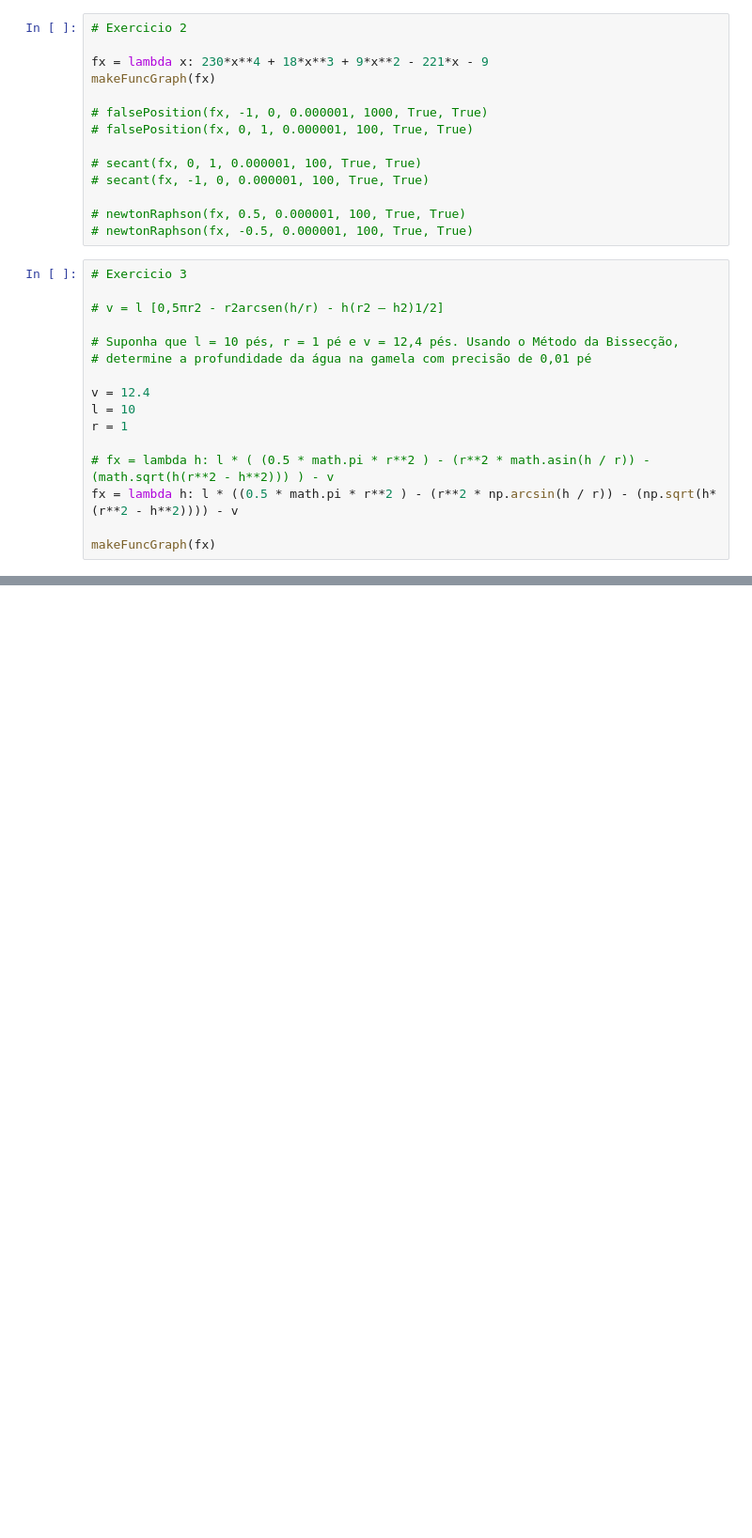
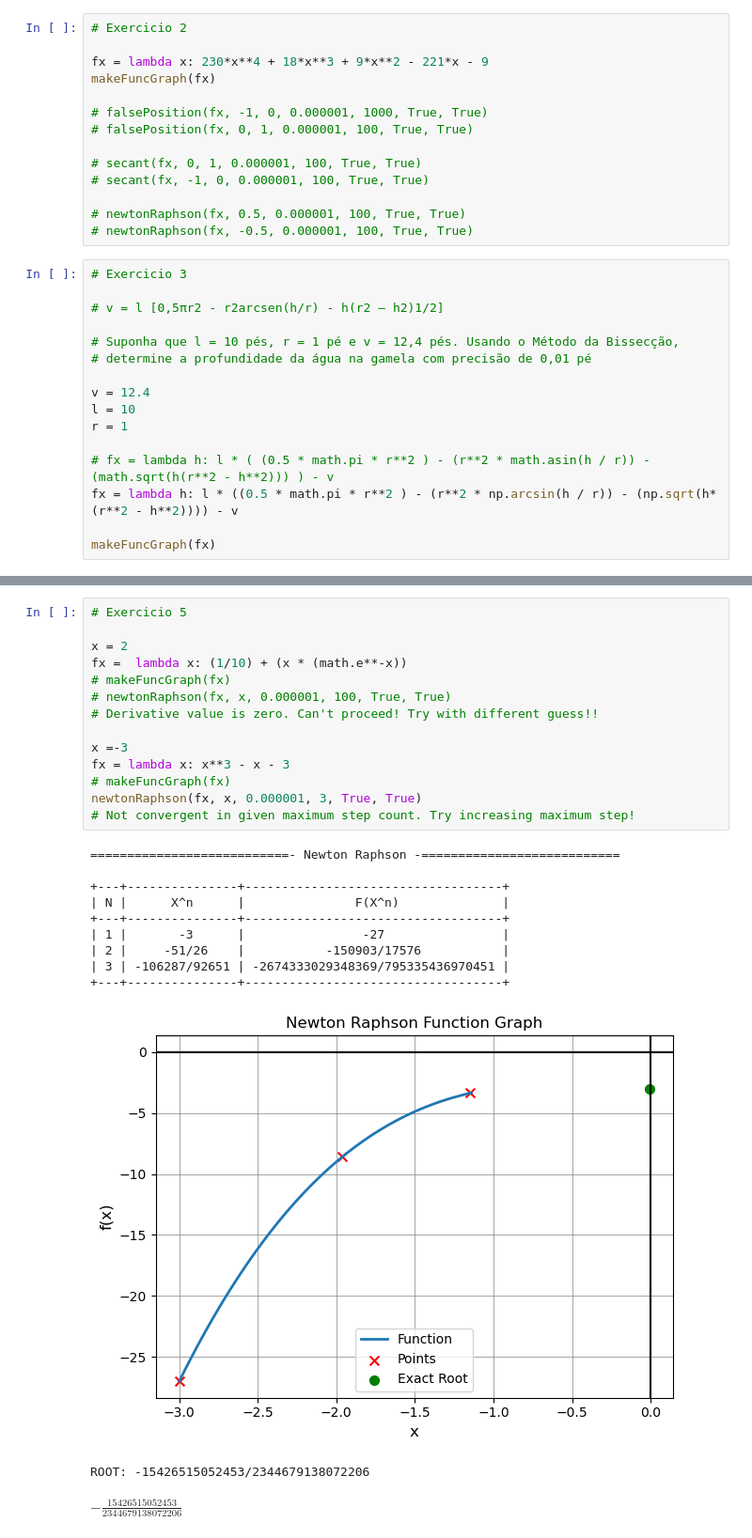
Before and after one commit to Thiago033/calculo-numerico, a Jupyter notebook: exercicio-1.ipynb, the cells around one changed output, grey strips where cells are left out. Shown: that part at 94% size. Cells and saved outputs as stored; diff of their text form; blank space fills up the shorter version.

```diff
--- a/exercicio-1.ipynb
+++ b/exercicio-1.ipynb
@@ -342,0 +358,27 @@ makeFuncGraph(fx)
+# %%
+# Exercicio 5
+
+x = 2
+fx =  lambda x: (1/10) + (x * (math.e**-x))
+# makeFuncGraph(fx)
+# newtonRaphson(fx, x, 0.000001, 100, True, True)
+# Derivative value is zero. Can't proceed! Try with different guess!!
+
+x =-3
+fx = lambda x: x**3 - x - 3
+# makeFuncGraph(fx)
+newtonRaphson(fx, x, 0.000001, 3, True, True)
+# Not convergent in given maximum step count. Try increasing maximum step!
+# %% [output]
+===========================- Newton Raphson -===========================
+
++---+---------------+-----------------------------------+
+| N |      X^n      |               F(X^n)              |
++---+---------------+-----------------------------------+
+| 1 |       -3      |                -27                |
+| 2 |     -51/26    |           -150903/17576           |
+| 3 | -106287/92651 | -2674333029348369/795335436970451 |
++---+---------------+-----------------------------------+
+[figure, added]
+ROOT: -15426515052453/2344679138072206
+$\displaystyle - \frac{15426515052453}{2344679138072206}$
```
Also changed, not shown: parts of 2 cells of this notebook.
